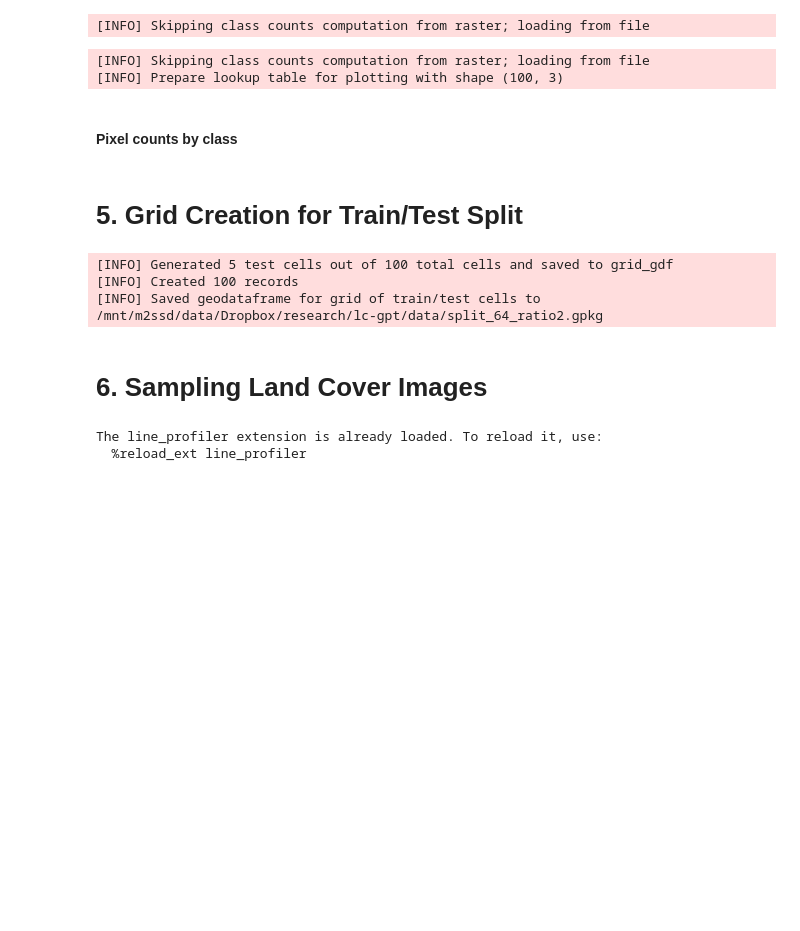
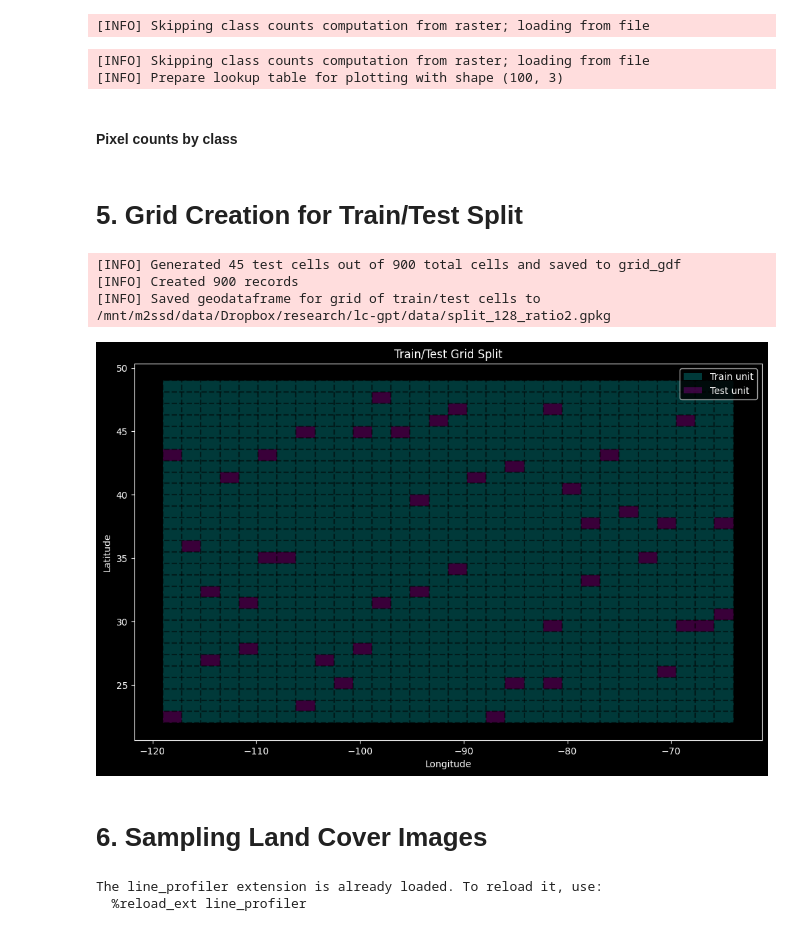
Before and after one commit to ckrapu/lc-gpt, a Jupyter notebook: scripts/prep-dataset.ipynb, the cells around one changed output. Saved outputs shown, nothing was run; the diff lists cells and outputs as text; code cells hidden in the pictures; blank space fills up the shorter version.

Commit message:
Improve data prep

```diff
--- a/scripts/prep-dataset.ipynb
+++ b/scripts/prep-dataset.ipynb
@@ -88,8 +82,8 @@ boto3     : 1.38.27
 # from the command line
 image_size = 128
 downsample_ratio = 2
-n_samples = 1_000
-n_grid_unit = 10 # implies n_grid_unit**2 total grid cells
+n_samples_max = 100_000_000
+n_grid_unit = 30 # implies n_grid_unit**2 total grid cells
 # %%
 
 current_path = Path.cwd()
@@ -110,15 +104,16 @@ class DataPrepConfig:
     downsample_ratio: int = downsample_ratio
     max_fraction_reject_class: float = 0.9  # Maximum fraction of pixels allowed in a reject-eligible class
     area_fraction_test: float = 0.05  # Fraction of area to reserve for testing
-    n_samples: int = n_samples
+    n_samples_max: int = n_samples_max
     n_grid_unit: int = n_grid_unit  # discrete units in each dimension for gridding the domain into discrete units
-    n_samples_per_cell: int = n_samples // (n_grid_unit ** 2)
+    n_samples_max_per_cell: int = n_samples_max // (n_grid_unit ** 2)
 
     # Data paths
     data_dir: Path = parent_path / 'data'
     dem_dir = Path(data_dir) / 'dem'
 
     nlcd_path: Path = data_dir / 'nlcd_2021_land_cover_l48_20230630.img' # Make sure you have this file before you start
+    nlcd_path_tiff: Path = data_dir / 'nlcd_2021_land_cover_l48_20230630_cog.tif'
     output_path: Path  = data_dir / f'data_size{image_size}_ratio{downsample_ratio}.npz'
     output_path_test_gpkg: Path = data_dir / f"test_{image_size}_ratio{downsample_ratio}.gpkg"
     output_path_train_gpkg: Path = data_dir / f"train_{image_size}_ratio{downsample_ratio}.gpkg"
@@ -129,7 +124,7 @@ class DataPrepConfig:
     # Processing parameters
     random_seed: int = 827  # Random seed for reproducibility
     recompute_counts: bool = False  # Whether to recompute class counts
-    show_plots: bool = False  # Whether to display plots
+    show_plots: bool = True  # Whether to display plots
 
     # CRS parameters
     working_crs: str = 'EPSG:4326'  # CRS for geographic operations (WGS84)
@@ -424,7 +441,7 @@ logging.info(f"Prepare lookup table for plotting with shape {lut.shape}")
 from scipy.stats import qmc  # Built into scipy, no extra installation needed
 
 # Set up grid for train/test split
-with rasterio.open(config.nlcd_path) as src:
+with rasterio.open(config.nlcd_path_tiff) as src:
     # Create grid cells in working CRS using bbox
     x_edges = np.linspace(config.bbox_west, config.bbox_east, config.n_grid_unit + 1)
     y_edges = np.linspace(config.bbox_south, config.bbox_north, config.n_grid_unit + 1)
@@ -474,36 +491,37 @@ with rasterio.open(config.nlcd_path) as src:
     grid_gdf['split'] = 'train'
     grid_gdf.loc[sobol_indices, 'split'] = 'test'
     logging.info(f"Generated {n_test} test cells out of {n_cells} total cells and saved to grid_gdf")
 
 # Save the grid to a GeoPackage file
 grid_gdf.to_file(config.split_save_path, driver='GPKG')
 logging.info(f"Saved geodataframe for grid of train/test cells to {config.split_save_path}")
 
 if config.show_plots:
     fig, ax = plt.subplots(figsize=(12, 8))
     grid_gdf[grid_gdf['split'] == 'train'].plot(ax=ax, color='c', alpha=0.3)
     grid_gdf[grid_gdf['split'] == 'test'].plot(ax=ax, color='m', alpha=0.3)
 
     for x in x_edges:
         ax.axvline(x, color='black', linestyle='--', alpha=0.5)
     for y in y_edges:
         ax.axhline(y, color='black', linestyle='--', alpha=0.5)
 
     # Manually create legend elements
     legend_elements = [
         mpatches.Patch(facecolor='c', alpha=0.3, label='Train unit'),
         mpatches.Patch(facecolor='m', alpha=0.3, label='Test unit')
     ]
     ax.legend(handles=legend_elements, loc='best')
 
     ax.set_title('Train/Test Grid Split')
     ax.set_xlabel('Longitude')
     ax.set_ylabel('Latitude')
     plt.show()
 # %% [output]
-[INFO] Generated 5 test cells out of 100 total cells and saved to grid_gdf
-[INFO] Created 100 records
-[INFO] Saved geodataframe for grid of train/test cells to /mnt/m2ssd/data/Dropbox/research/lc-gpt/data/split_64_ratio2.gpkg
+[INFO] Generated 45 test cells out of 900 total cells and saved to grid_gdf
+[INFO] Created 900 records
+[INFO] Saved geodataframe for grid of train/test cells to /mnt/m2ssd/data/Dropbox/research/lc-gpt/data/split_128_ratio2.gpkg
+[figure, added]
 # %% [markdown]
 # 6. Sampling Land Cover Images
 # %%
```
Also changed, not shown: parts of 23 cells of this notebook, 4 other files.
